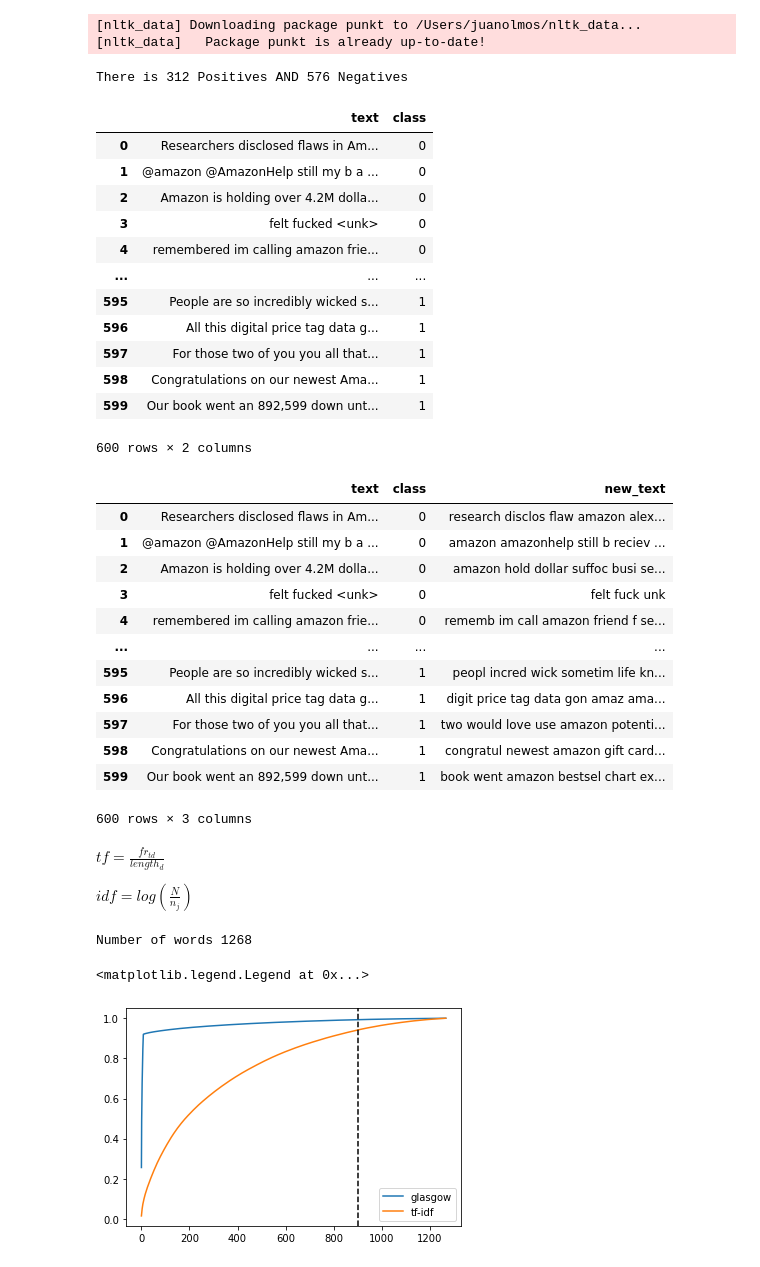
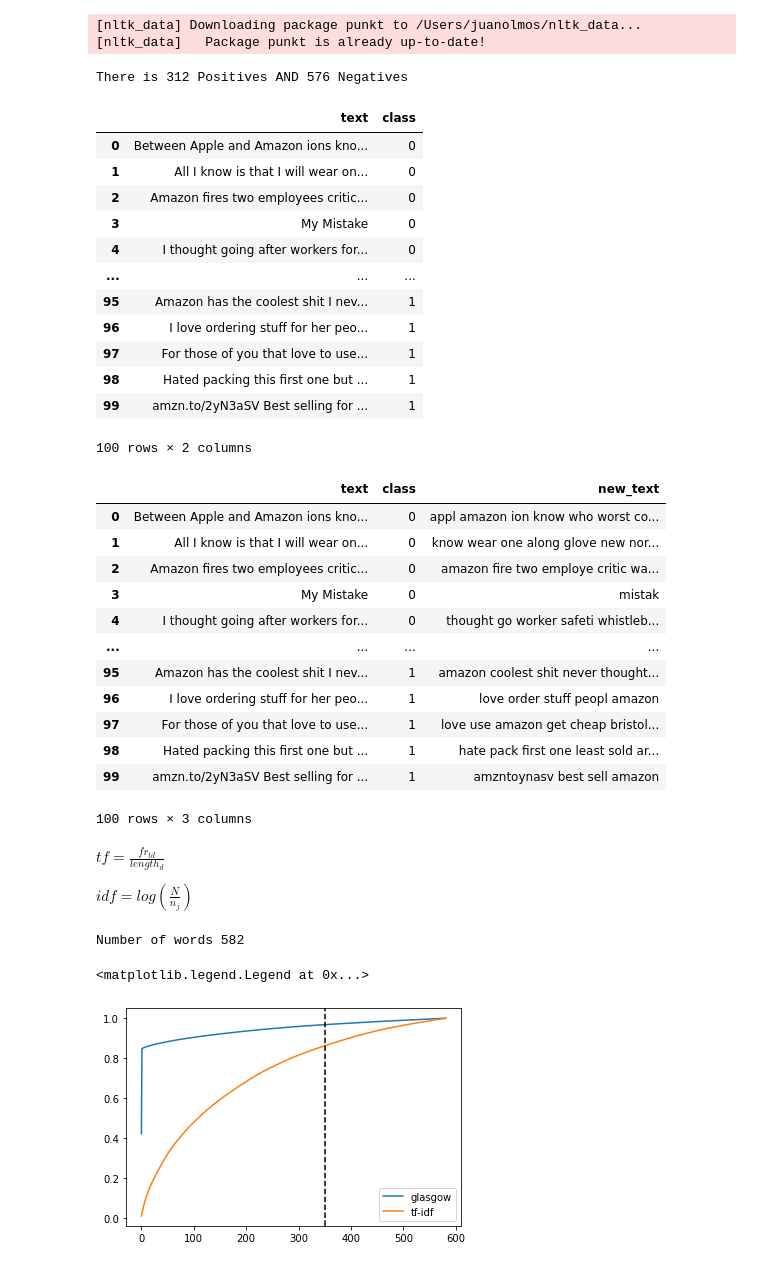
Before and after one commit to JuanOlmos/Aprendizaje_Automatico, a Jupyter notebook: SVM_Tweets/tweets_analysis.ipynb, the cells around one changed output. Cells and saved outputs as stored; diff of their text form; code cells hidden in the pictures.

```diff
--- a/SVM_Tweets/tweets_analysis.ipynb
+++ b/SVM_Tweets/tweets_analysis.ipynb
@@ -29,7 +29,7 @@ n_positives = np.sum(df["class"] == "Positive")
 n_negatives = np.sum(df["class"] == "Negative")
 print(f"There is {n_positives} Positives AND {n_negatives} Negatives")
 df = df[(df["class"] == "Positive") | (df["class"] == "Negative")]
-size = 300        # sample size
+size = 50        # sample size
 replace = True  # with replacement
 fn = lambda obj: obj.loc[np.random.choice(obj.index, size, replace),:]
 df = df.groupby('class', as_index=False).apply(fn).reset_index()
@@ -40,18 +40,18 @@ df
 # %% [output]
 There is 312 Positives AND 576 Negatives
 |  | text | class |
-| 0 | Researchers disclosed flaws in Am... | 0 |
-| 1 | @amazon @AmazonHelp still my b a ... | 0 |
-| 2 | Amazon is holding over 4.2M dolla... | 0 |
-| 3 | felt fucked <unk> | 0 |
-| 4 | remembered im calling amazon frie... | 0 |
+| 0 | Between Apple and Amazon ions kno... | 0 |
+| 1 | All I know is that I will wear on... | 0 |
+| 2 | Amazon fires two employees critic... | 0 |
+| 3 | My Mistake | 0 |
+| 4 | I thought going after workers for... | 0 |
 | ... | ... | ... |
-| 595 | People are so incredibly wicked s... | 1 |
-| 596 | All this digital price tag data g... | 1 |
-| 597 | For those two of you you all that... | 1 |
-| 598 | Congratulations on our newest Ama... | 1 |
-| 599 | Our book went an 892,599 down unt... | 1 |
+| 95 | Amazon has the coolest shit I nev... | 1 |
+| 96 | I love ordering stuff for her peo... | 1 |
+| 97 | For those of you that love to use... | 1 |
+| 98 | Hated packing this first one but ... | 1 |
+| 99 | amzn.to/2yN3aSV Best selling for ... | 1 |
-600 rows × 2 columns
+100 rows × 2 columns
 # %%
 def clean_text(text):
     ps = nltk.PorterStemmer()
@@ -66,18 +66,18 @@ df["new_text"] = df["text"].apply(lambda x: clean_text(x))
 df
 # %% [output]
 |  | text | class | new_text |
-| 0 | Researchers disclosed flaws in Am... | 0 | research disclos flaw amazon alex... |
-| 1 | @amazon @AmazonHelp still my b a ... | 0 | amazon amazonhelp still b reciev ... |
-| 2 | Amazon is holding over 4.2M dolla... | 0 | amazon hold dollar suffoc busi se... |
-| 3 | felt fucked <unk> | 0 | felt fuck unk |
-| 4 | remembered im calling amazon frie... | 0 | rememb im call amazon friend f se... |
+| 0 | Between Apple and Amazon ions kno... | 0 | appl amazon ion know who worst co... |
+| 1 | All I know is that I will wear on... | 0 | know wear one along glove new nor... |
+| 2 | Amazon fires two employees critic... | 0 | amazon fire two employe critic wa... |
+| 3 | My Mistake | 0 | mistak |
+| 4 | I thought going after workers for... | 0 | thought go worker safeti whistleb... |
 | ... | ... | ... | ... |
-| 595 | People are so incredibly wicked s... | 1 | peopl incred wick sometim life kn... |
-| 596 | All this digital price tag data g... | 1 | digit price tag data gon amaz ama... |
-| 597 | For those two of you you all that... | 1 | two would love use amazon potenti... |
-| 598 | Congratulations on our newest Ama... | 1 | congratul newest amazon gift card... |
-| 599 | Our book went an 892,599 down unt... | 1 | book went amazon bestsel chart ex... |
+| 95 | Amazon has the coolest shit I nev... | 1 | amazon coolest shit never thought... |
+| 96 | I love ordering stuff for her peo... | 1 | love order stuff peopl amazon |
+| 97 | For those of you that love to use... | 1 | love use amazon get cheap bristol... |
+| 98 | Hated packing this first one but ... | 1 | hate pack first one least sold ar... |
+| 99 | amzn.to/2yN3aSV Best selling for ... | 1 | amzntoynasv best sell amazon |
-600 rows × 3 columns
+100 rows × 3 columns
 # %% [markdown]
 
 $tf = \frac{fr_{td}}{length_d}$
@@ -149,17 +149,17 @@ twm_glasgow = twm_matrix(words_matrix,bloblist, metric = "glasgow")
 crf_tfidf = get_crf(twm_tfidf)
 crf_glasgow = get_crf(twm_glasgow)
 # %% [output]
-Number of words 1268
+Number of words 582
 # %%
 xx = np.arange(len(crf_tfidf))
 
 fig, ax = plt.subplots()
 plt.plot(xx,crf_glasgow, label = "glasgow")
 plt.plot(xx,crf_tfidf, label = "tf-idf")
 # plt.xscale("log")
-plt.axvline(900, c="k", linestyle = "--")
+plt.axvline(350, c="k", linestyle = "--")
 plt.legend()
 # %% [output]
 <matplotlib.legend.Legend at 0x...>
-[figure, old version]
+[figure, new version]
 # %%
```
Also changed, not shown: parts of 7 cells of this notebook.
